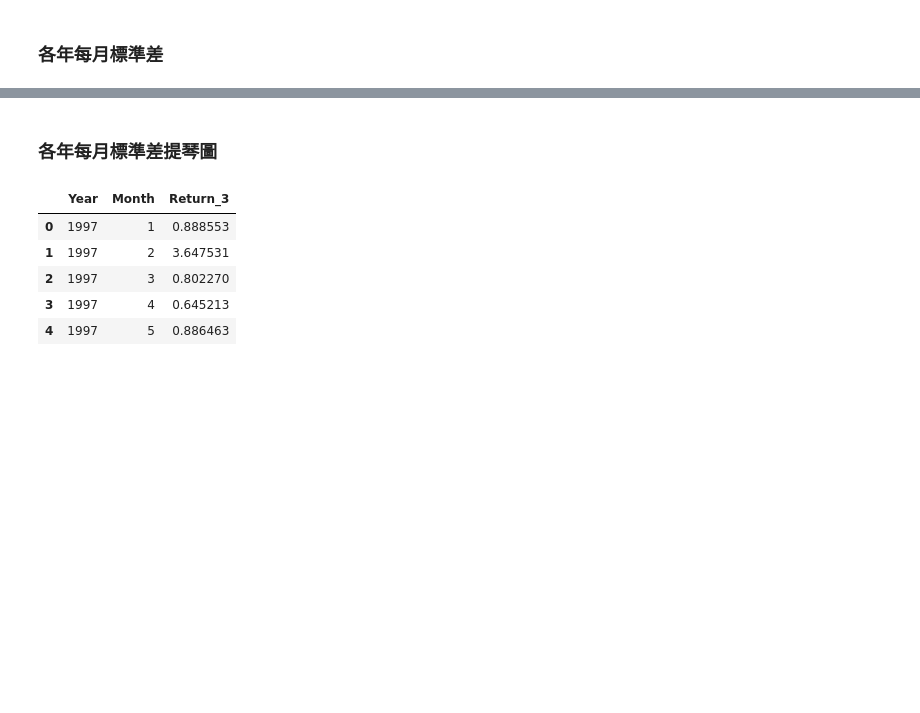
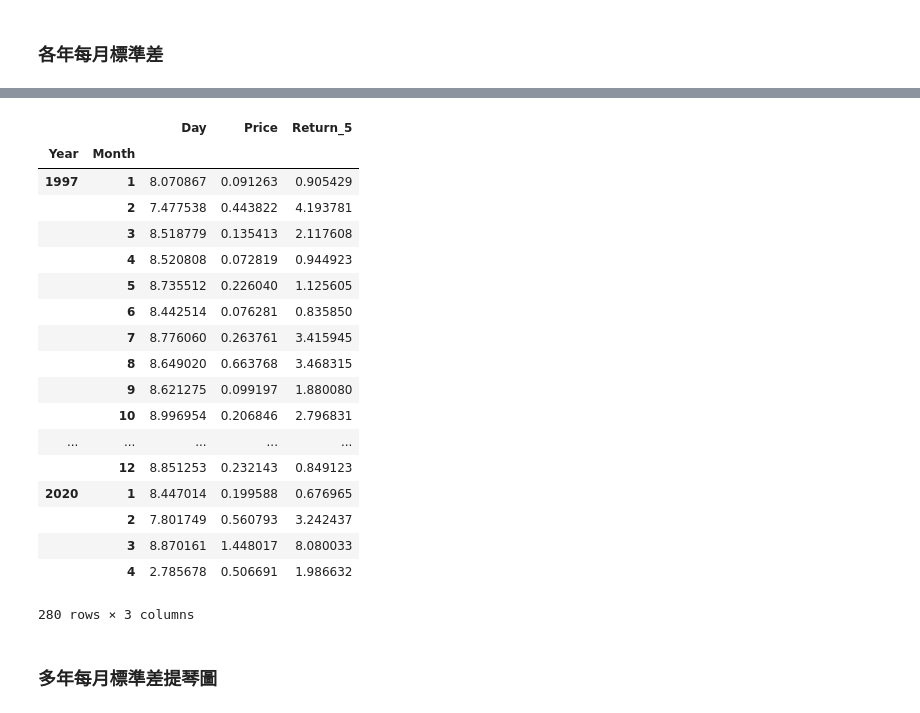
Before and after one commit to feather07170132/NOMURA_PROJECT, a Jupyter notebook: Analysis/Statistics_of_Quantify/Statistics_Analysis_Nomura_Global.ipynb, the cells around one changed output, grey strips where cells are left out. Cells and saved outputs as stored; diff of their text form; code cells hidden in the pictures; blank space fills up the shorter version.

```diff
--- a/Analysis/Statistics_of_Quantify/Statistics_Analysis_Nomura_Global.ipynb
+++ b/Analysis/Statistics_of_Quantify/Statistics_Analysis_Nomura_Global.ipynb
@@ -148,0 +165,17 @@ yearStdBarChart(10, 1997, 2010)
+# %%
+def year_month_std(return_range=None, start=1997, end=2020):
+    monthStr = ["01", "02", "03", "04", "05", "06", "07", "08", "09", "10", "11", "12"]
+    ReturnName = 'Return_{}'.format(return_range)
+    data[ReturnName] = data['Price'].pct_change(return_range)*100
+    stdDataFrame = data.groupby(["Year", "Month"]).std(ddof=0)
+    fig = go.Figure()
+
+    for i in range (end - start + 1):
+        fig.add_trace(go.Violin(y = stdDataFrame.loc[start + i][ReturnName].tolist(), box_visible=True, meanline_visible=True, name = str(start + i)))
+    fig.update_layout(title="Year Standard Deviation", xaxis_title="Year", yaxis_title="Month_Std")
+    fig.show()
+
+    return stdDataFrame
+# %%
+year_month_std(5, 1997, 2020)
+# %% [output]
@@ -149,20 +183,21 @@ yearStdBarChart(10, 1997, 2010)
+|  |  | Day | Price | Return_5 |
+| Year | Month |  |  |  |
+| 1997 | 1 | 8.070867 | 0.091263 | 0.905429 |
+|  | 2 | 7.477538 | 0.443822 | 4.193781 |
+|  | 3 | 8.518779 | 0.135413 | 2.117608 |
+|  | 4 | 8.520808 | 0.072819 | 0.944923 |
+|  | 5 | 8.735512 | 0.226040 | 1.125605 |
+|  | 6 | 8.442514 | 0.076281 | 0.835850 |
+|  | 7 | 8.776060 | 0.263761 | 3.415945 |
+|  | 8 | 8.649020 | 0.663768 | 3.468315 |
+|  | 9 | 8.621275 | 0.099197 | 1.880080 |
+|  | 10 | 8.996954 | 0.206846 | 2.796831 |
+| ... | ... | ... | ... | ... |
+|  | 12 | 8.851253 | 0.232143 | 0.849123 |
+| 2020 | 1 | 8.447014 | 0.199588 | 0.676965 |
+|  | 2 | 7.801749 | 0.560793 | 3.242437 |
+|  | 3 | 8.870161 | 1.448017 | 8.080033 |
+|  | 4 | 2.785678 | 0.506691 | 1.986632 |
+280 rows × 3 columns
 # %% [markdown]
-### 各年每月標準差提琴圖
+### 多年每月標準差提琴圖
-# %%
-return_range = 3  #👈🏻可以改變return範圍
-ReturnName = 'Return_{}'.format(return_range)
-data[ReturnName] = data['Price'].pct_change(return_range)*100
-
-month_std = data[['Year', 'Month', ReturnName]]
-
-month_std_df = month_std.groupby(['Year', 'Month']).std(ddof=0).reset_index()
-month_std_df['Year'] = month_std_df['Year'].astype('object')
-month_std_df['Month'] = month_std_df['Month'].astype('object')
-month_std_df.head()
-# %% [output]
-|  | Year | Month | Return_3 |
-| 0 | 1997 | 1 | 0.888553 |
-| 1 | 1997 | 2 | 3.647531 |
-| 2 | 1997 | 3 | 0.802270 |
-| 3 | 1997 | 4 | 0.645213 |
-| 4 | 1997 | 5 | 0.886463 |
```
Also changed, not shown: parts of 13 cells of this notebook.
